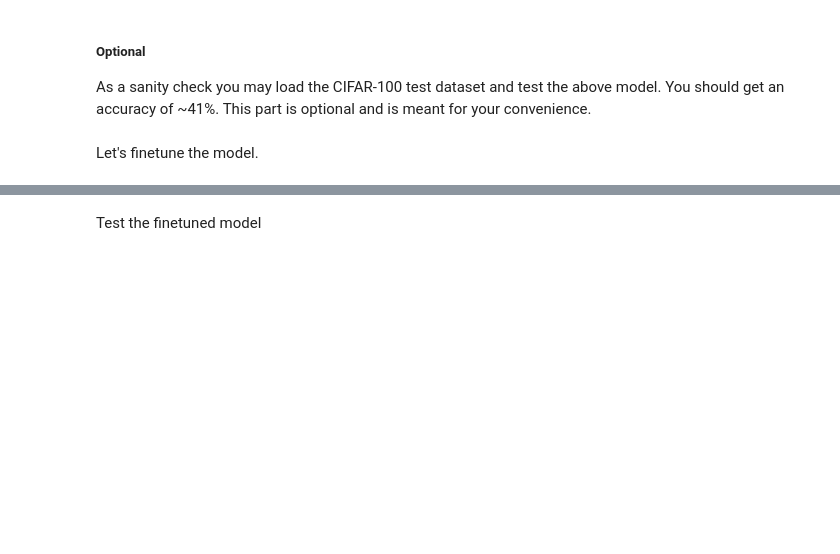
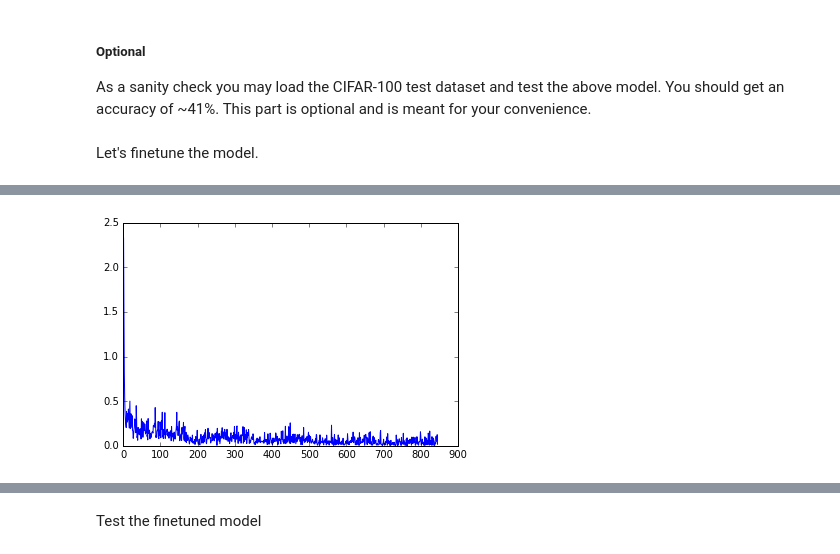
Before and after one commit to deepakgangwar/CS698O, a Jupyter notebook: Assignments/Assignment1/assignment_1_2/assignment_1_2.ipynb, the cells around one changed output, grey strips where cells are left out. Cells and saved outputs as stored; diff of their text form; code cells hidden in the pictures; blank space fills up the shorter version.

```diff
--- a/Assignments/Assignment1/assignment_1_2/assignment_1_2.ipynb
+++ b/Assignments/Assignment1/assignment_1_2/assignment_1_2.ipynb
@@ -85,26 +85,28 @@ It's time to create a new custom network. This network is based on Resnet (indee
 class CustomResnet(nn.Module): # Extend PyTorch's Module class
     def __init__(self, num_classes = 10):
         super(CustomResnet, self).__init__() # Must call super __init__()
+
         self.conv1 = nn.Conv2d(3,64,kernel_size=7,stride=2,padding=3,bias=True)
         self.bn1 = nn.BatchNorm2d(64)
         self.relu = nn.ReLU(inplace=True)
         self.maxpool = nn.MaxPool2d(kernel_size=3,stride=2,padding=1)
 
-        self.lyr1conv1 = nn.Conv2d(64,64,3,1,1,True)
+        self.lyr1conv1 = nn.Conv2d(64,64,kernel_size=3,stride=1,padding=1,bias =True)
         self.lyr1bn1 = nn.BatchNorm2d(64)
         self.lyr1relu1 = nn.ReLU(inplace=True)
 
-        self.lyr1conv2 = nn.Conv2d(64,64,3,1,1,True)
+        self.lyr1conv2 = nn.Conv2d(64,64,kernel_size=3,stride=1,padding=1,bias = True)
         self.lyr1bn2 = nn.BatchNorm2d(64)
         self.lyr1relu2 = nn.ReLU(inplace=True)
 
-        self.lyr2conv1 = nn.Conv2d(64,64,3,1,1,True)
+        self.lyr2conv1 = nn.Conv2d(64,64,kernel_size=3,stride=1,padding=1,bias = True)
         self.lyr2bn1 = nn.BatchNorm2d(64)
         self.lyr2relu1 = nn.ReLU(inplace=True)
 
-        self.lyr2conv2 = nn.Conv2d(64,64,3,1,1,True)
+        self.lyr2conv2 = nn.Conv2d(64,64,kernel_size=3,stride=1,padding=1,bias =True)
         self.lyr2bn2 = nn.BatchNorm2d(64)
         self.lyr2relu2 = nn.ReLU(inplace=True)
+
 
         self.fc = nn.Linear(4096,num_classes)
 
@@ -121,24 +123,26 @@ class CustomResnet(nn.Module): # Extend PyTorch's Module class
         x = self.bn1(x)
         x = self.relu(x)
         x = self.maxpool(x)
+#         print (x.size())
 
         temp = self.lyr1conv1(x)
         temp = self.lyr1bn1(temp)
         temp = self.lyr1relu1(temp)
         temp = self.lyr1conv2(temp)
         temp = self.lyr1bn2(temp)
-        x = temp + x
-        x = self.lyr1relu2(x)
+
+
+        x = self.lyr1relu2(temp + x)
 
         temp = self.lyr2conv1(x)
         temp = self.lyr2bn1(temp)
         temp = self.lyr2relu1(temp)
         temp = self.lyr2conv2(temp)
         temp = self.lyr2bn2(temp)
-        x = temp + x
-        x = self.lyr2relu2(x)
 
-        x = self.fc(x)
+        x = self.lyr2relu2(temp + x)
+
+        x= self.fc(x.view(-1,4096))
 
         return x
 # %% [markdown]
@@ -164,7 +163,9 @@ As a sanity check you may load the CIFAR-100 test dataset and test the above mod
 Let's finetune the model.
 # %%
 # Change last layer to output 10 classes since our dataset has 10 classes
-model.fc = nn.Linear(num_classes = 100, 10)# Complete this statement. It is similar to the resnet18 case
+# model.fc = nn.Linear(100, 10)# Complete this statement. It is similar to the resnet18 case
+model.fc = nn.Linear(model.fc.in_features, 10)
+
 
 # Add code for using CUDA here if it is available
 use_gpu = False
@@ -179,6 +180,7 @@ optimizer = torch.optim.Adam(model.parameters(), lr = learning_rate)# Use Adam o
 def train():
     # Code for training the model
     # Make sure to output a matplotlib graph of training losses
+    loss_arr = []
     for epoch in range(num_epochs):
         for i, (images, labels) in enumerate(train_loader):
             # Convert torch tensor to Variable
@@ -193,8 +195,12 @@ def train():
             loss = criterion(outputs, labels)
             loss.backward()
             optimizer.step()
+            loss_arr.append(loss.data[0])
             if (i+1) % batch_size == 0:
                 print ('Epoch [%d/%d], Step [%d/%d], Loss: %.4f'
                        %(epoch+1, num_epochs, i+1, len(train_dataset)//batch_size, loss.data[0]))
 
+    plt.plot( np.array(range(1,len(loss_arr)+1)), np.array(loss_arr))
+    plt.show()
 %time train()
+# %% [output]
@@ -200,0 +212 @@ def train():
+[figure, added]
```
Also changed, not shown: parts of 4 cells of this notebook, 3 other files.
